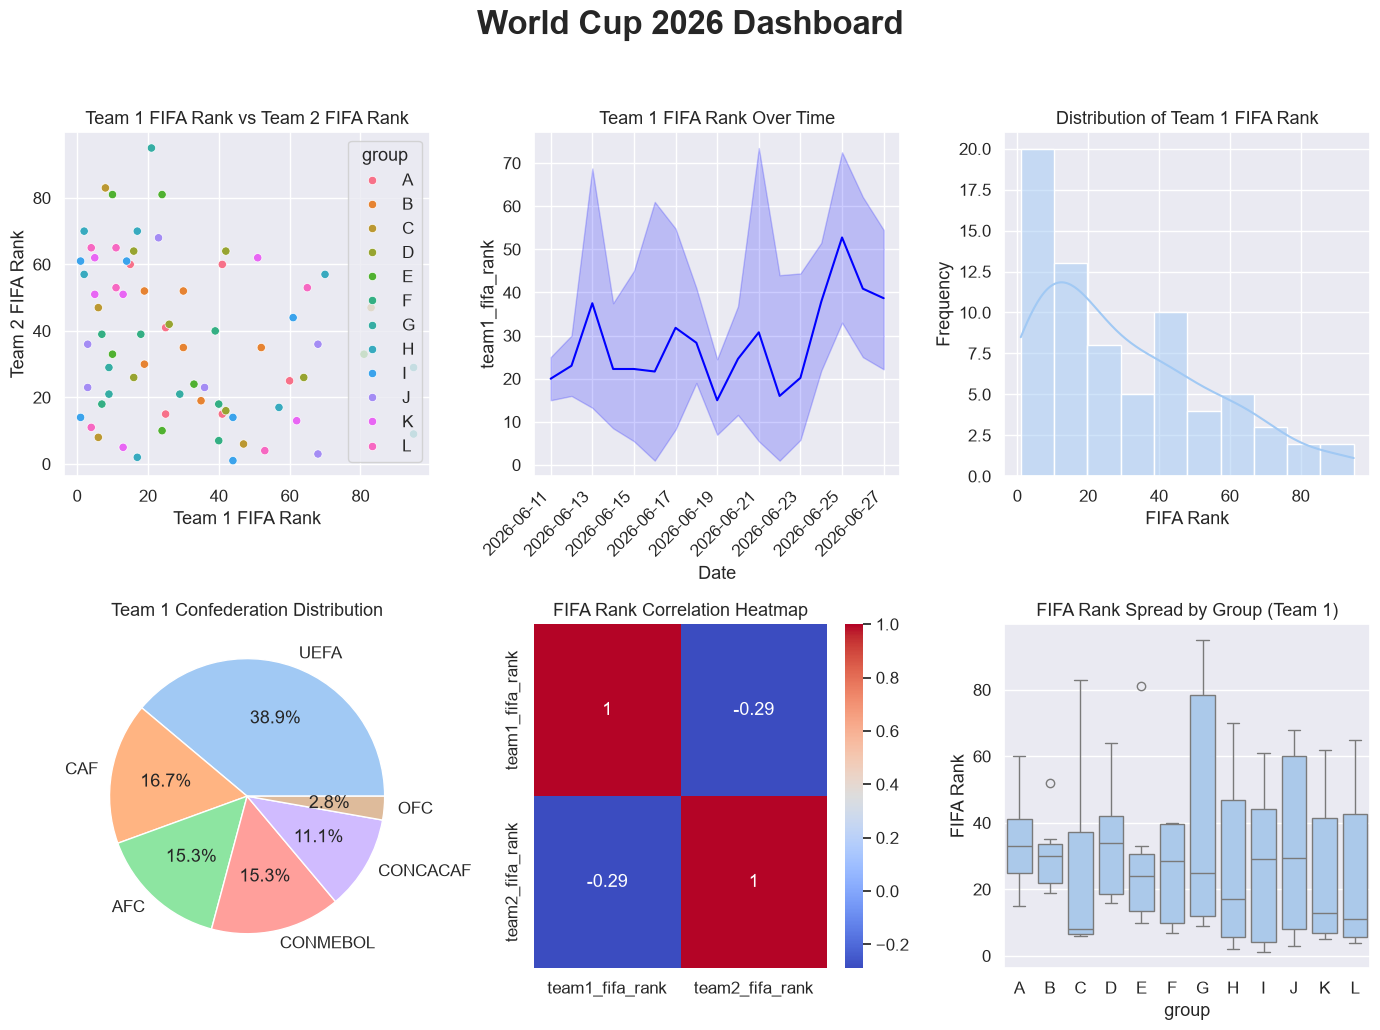
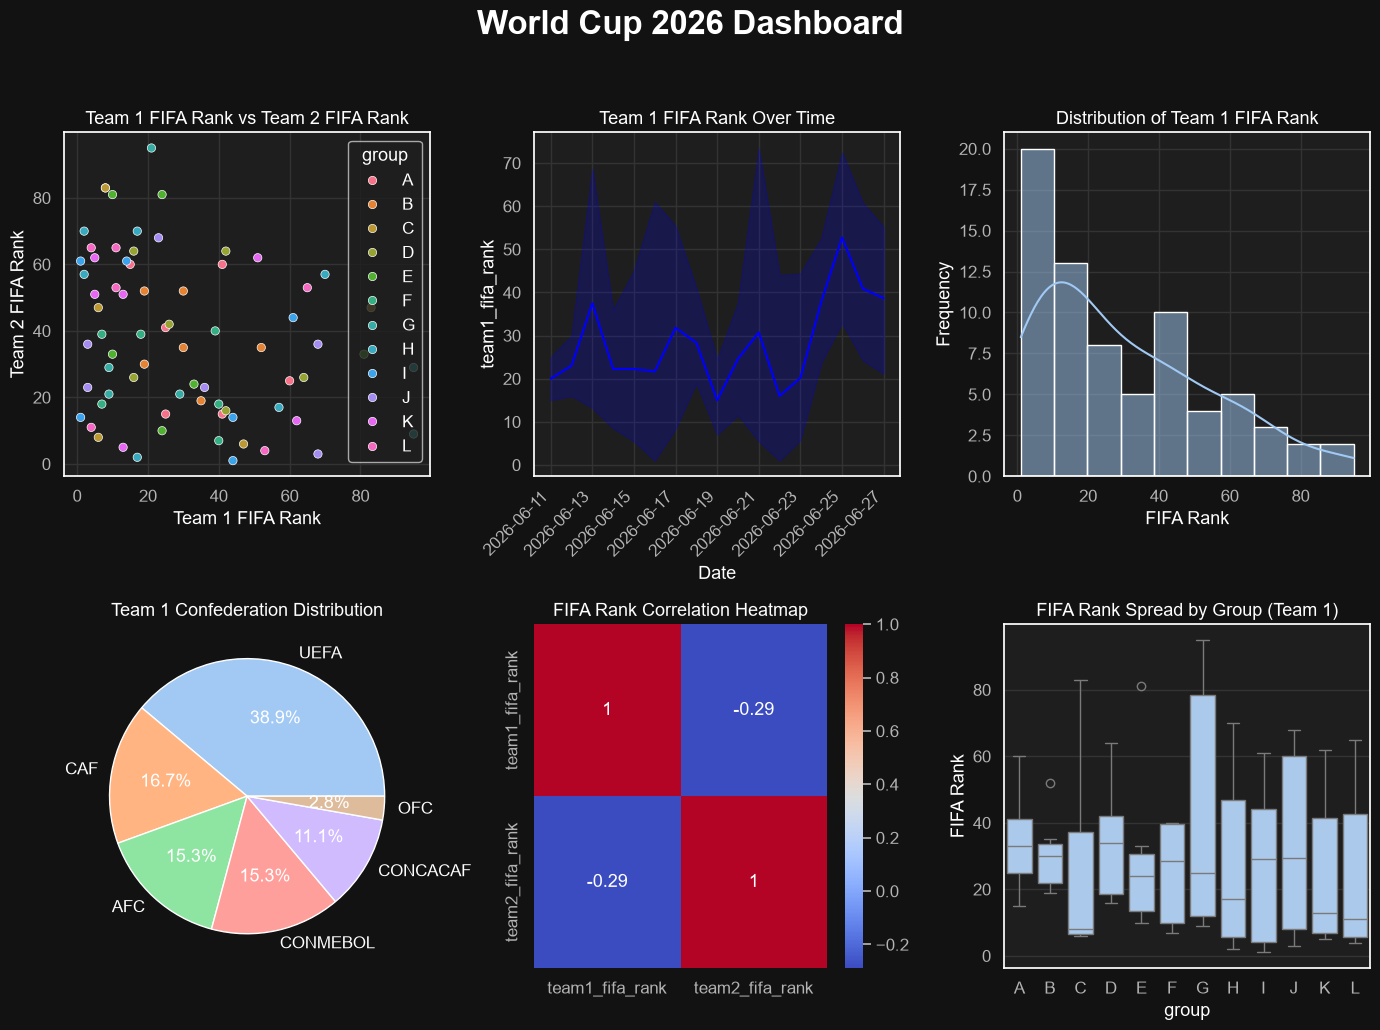
The notebook cell's code change between the first figure and the second:
--- before
+++ after
@@ -1,8 +1,20 @@
-fig, axes = plt.subplots(2, 3, figsize=(14, 10))
+plt.style.use('dark_background')
 
-sns.set_theme(style= 'darkgrid', 
+sns.set_theme(style= 'darkgrid',
+              rc={
+                "figure.facecolor": "#121212",   # Fixed: Changed from background to figure
+                "axes.facecolor": "#1e1e1e",
+                "grid.color": "#333333",
+                "text.color": "#ffffff",
+                "axes.labelcolor": "#ffffff",
+                "xtick.color": "#b3b3b3",
+                "ytick.color": "#b3b3b3"
+                },
               palette= 'pastel',
               font= 'sans-serif',
               font_scale= 1.1,)
+
+fig, axes = plt.subplots(2, 3, figsize=(14, 10))
+
 
 #Scatter Plot

Commit: commitff